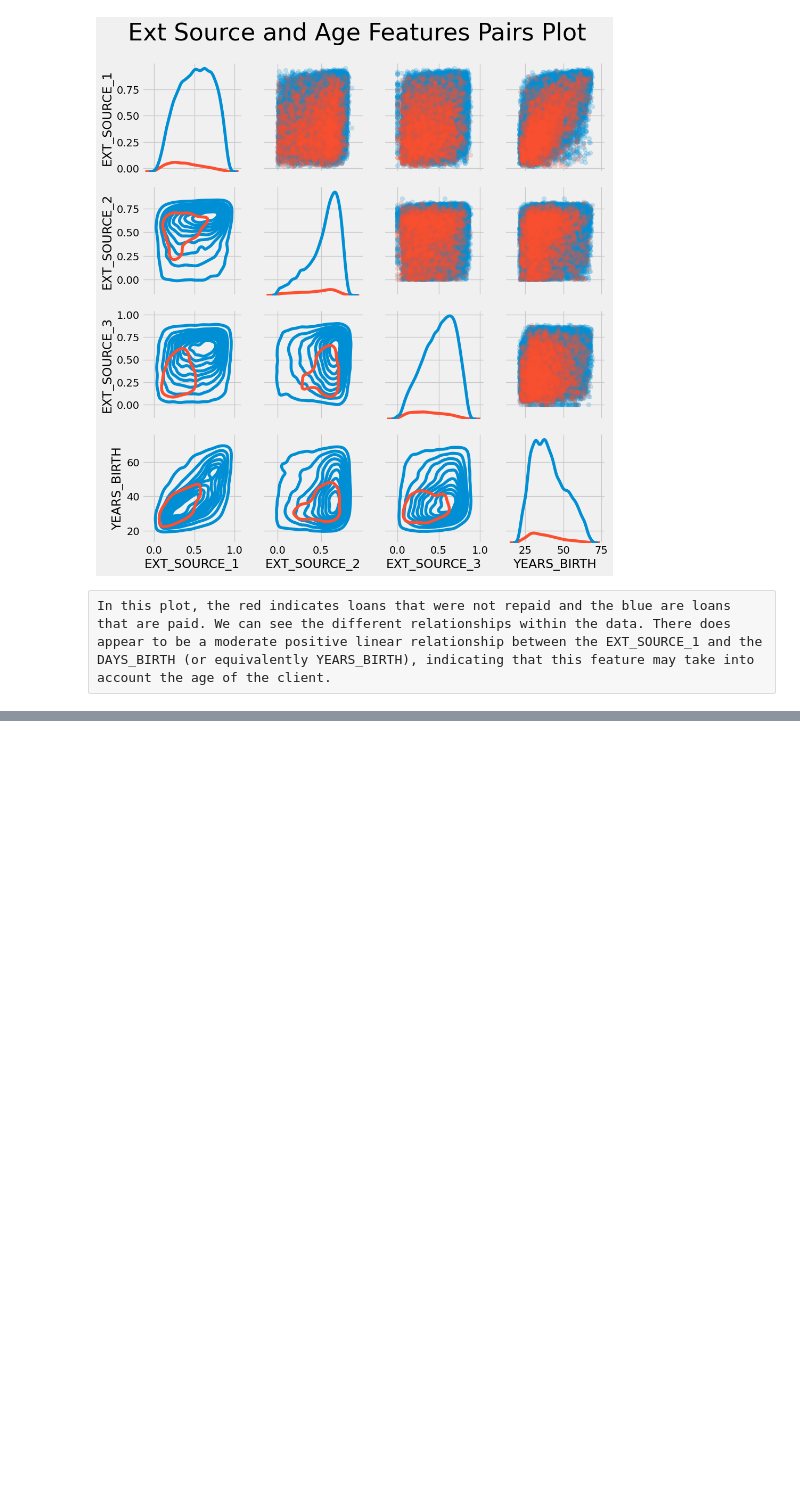
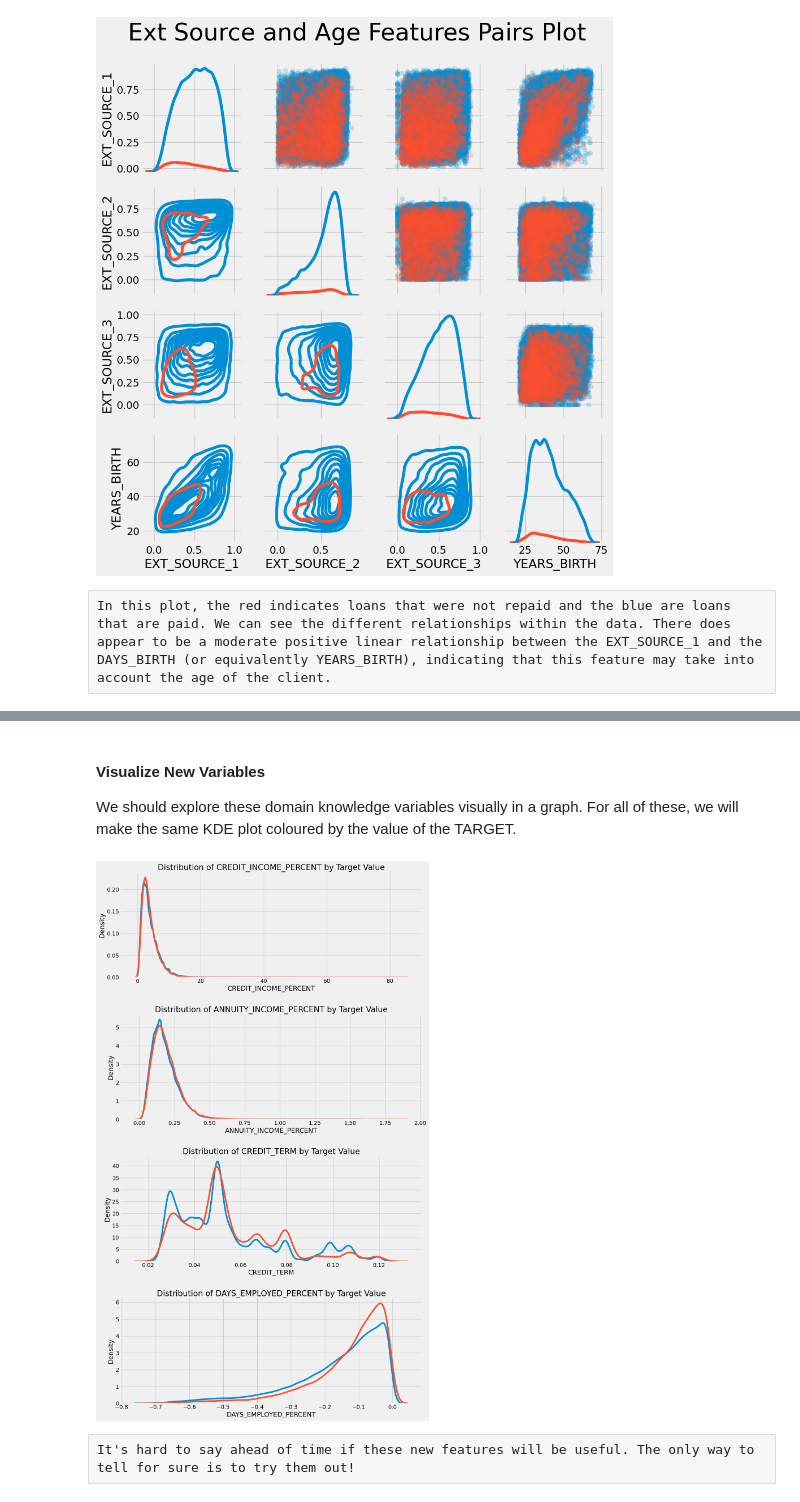
Before and after one commit to Fendlair/P7_Implementer_un_modele_de_scoring, a Jupyter notebook: Rebuffet_Etienne_2_notebook_modelisation_012025.ipynb, the cells around one changed output, grey strips where cells are left out. Cells and saved outputs as stored; diff of their text form; code cells hidden in the pictures; blank space fills up the shorter version.

Commit message:
Added data ngineering

```diff
--- a/Rebuffet_Etienne_2_notebook_modelisation_012025.ipynb
+++ b/Rebuffet_Etienne_2_notebook_modelisation_012025.ipynb
@@ -527,0 +645,8 @@ In this plot, the red indicates loans that were not repaid and the blue are loan
+# %%
+data_train_domain = data_train.copy()
+data_test_domain = data_test.copy()
+
+data_train_domain['CREDIT_INCOME_PERCENT'] = data_train_domain['AMT_CREDIT'] / data_train_domain['AMT_INCOME_TOTAL']
+data_train_domain['ANNUITY_INCOME_PERCENT'] = data_train_domain['AMT_ANNUITY'] / data_train_domain['AMT_INCOME_TOTAL']
+data_train_domain['CREDIT_TERM'] = data_train_domain['AMT_ANNUITY'] / data_train_domain['AMT_CREDIT']
+data_train_domain['DAYS_EMPLOYED_PERCENT'] = data_train_domain['DAYS_EMPLOYED'] / data_train_domain['DAYS_BIRTH']
@@ -527,0 +658,25 @@ In this plot, the red indicates loans that were not repaid and the blue are loan
+# %% [markdown]
+#### Visualize New Variables
+
+We should explore these domain knowledge variables visually in a graph. For all of these, we will make the same KDE plot coloured by the value of the TARGET.
+# %%
+plt.figure(figsize = (12, 20))
+# iterate through the new features
+for i, feature in enumerate(['CREDIT_INCOME_PERCENT', 'ANNUITY_INCOME_PERCENT', 'CREDIT_TERM', 'DAYS_EMPLOYED_PERCENT']):
+
+    # create a new subplot for each source
+    plt.subplot(4, 1, i + 1)
+    # plot repaid loans
+    sns.kdeplot(data_train_domain.loc[data_train_domain['TARGET'] == 0, feature], label = 'target == 0')
+    # plot loans that were not repaid
+    sns.kdeplot(data_train_domain.loc[data_train_domain['TARGET'] == 1, feature], label = 'target == 1')
+
+    # Label the plots
+    plt.title('Distribution of %s by Target Value' % feature)
+    plt.xlabel('%s' % feature); plt.ylabel('Density');
+
+plt.tight_layout(h_pad = 2.5)
+# %% [output]
+[figure, added]
+# %% [raw]
+It's hard to say ahead of time if these new features will be useful. The only way to tell for sure is to try them out!
```
Also changed, not shown: parts of 18 cells of this notebook.
